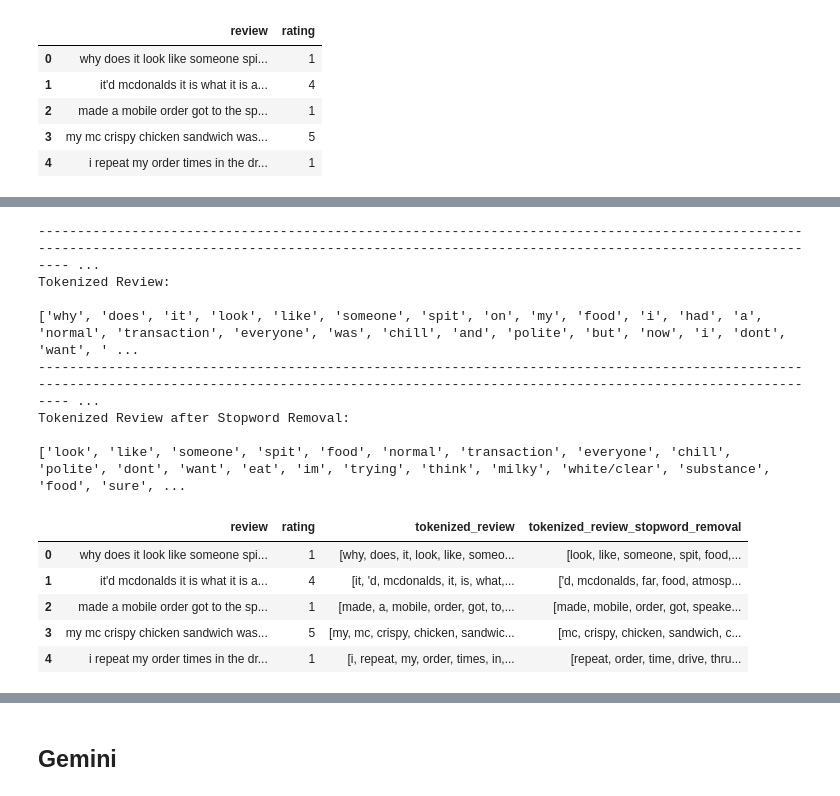
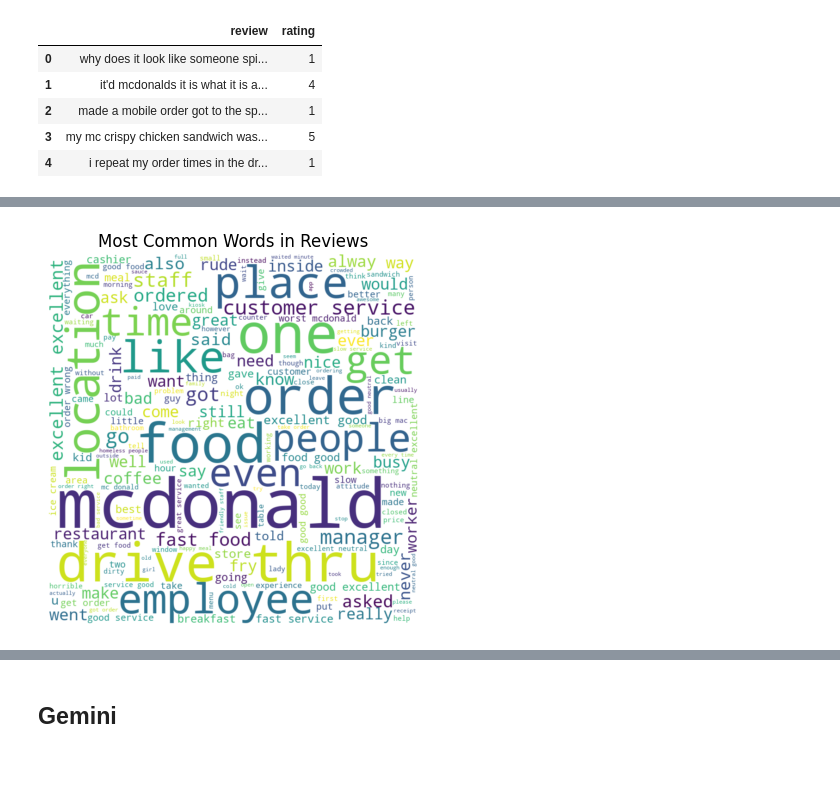
Before and after one commit to Gwme13/Business-project, a Jupyter notebook: Project.ipynb, the cells around one changed output, grey strips where cells are left out. Saved outputs shown, nothing was run; the diff lists cells and outputs as text; code cells hidden in the pictures; blank space fills up the shorter version.

```diff
--- a/Project.ipynb
+++ b/Project.ipynb
@@ -178,36 +212,4 @@ macdonalds_df.head()
-# %%
-# Apply the function to the tokenized_review column
-macdonalds_df['tokenized_review_stopword_removal'] = macdonalds_df['tokenized_review'].apply(lambda tokens: remove_stopwords(tokens))
-
-print('-' * 1000)
-print('Tokenized Review:\n')
-print(macdonalds_df['tokenized_review'][0])
-print('-' * 1000)
-print('Tokenized Review after Stopword Removal:\n')
-print(macdonalds_df['tokenized_review_stopword_removal'][0])
-# %% [output]
--------------------------------------------------------------------------------------------------------------------------------------------------------------------------------------------------------- ...
-Tokenized Review:
-
-['why', 'does', 'it', 'look', 'like', 'someone', 'spit', 'on', 'my', 'food', 'i', 'had', 'a', 'normal', 'transaction', 'everyone', 'was', 'chill', 'and', 'polite', 'but', 'now', 'i', 'dont', 'want', ' ...
--------------------------------------------------------------------------------------------------------------------------------------------------------------------------------------------------------- ...
-Tokenized Review after Stopword Removal:
-
-['look', 'like', 'someone', 'spit', 'food', 'normal', 'transaction', 'everyone', 'chill', 'polite', 'dont', 'want', 'eat', 'im', 'trying', 'think', 'milky', 'white/clear', 'substance', 'food', 'sure', ...
-# %%
-
-
-
-# Apply the function to the nouns column
-macdonalds_df['tokenized_review_stopword_removal'] =  macdonalds_df['tokenized_review_stopword_removal'].apply(lemmatize)
-# %%
-macdonalds_df.head()
-# %% [output]
-|  | review | rating | tokenized_review | tokenized_review_stopword_removal |
-| 0 | why does it look like someone spi... | 1 | [why, does, it, look, like, someo... | [look, like, someone, spit, food,... |
-| 1 | it'd mcdonalds it is what it is a... | 4 | [it, 'd, mcdonalds, it, is, what,... | ['d, mcdonalds, far, food, atmosp... |
-| 2 | made a mobile order got to the sp... | 1 | [made, a, mobile, order, got, to,... | [made, mobile, order, got, speake... |
-| 3 | my mc crispy chicken sandwich was... | 5 | [my, mc, crispy, chicken, sandwic... | [mc, crispy, chicken, sandwich, c... |
-| 4 | i repeat my order times in the dr... | 1 | [i, repeat, my, order, times, in,... | [repeat, order, time, drive, thru... |
 # %%
-all_reviews = ' '.join(macdonalds_df['tokenized_review_stopword_removal'].apply(lambda tokens: ' '.join(tokens)))
+plot_wordcloud(' '.join(macdonalds_df['tokenized_review'].apply(lambda x: ' '.join(x))))
+# %% [output]
+[figure, added]
```
Also changed, not shown: parts of 23 cells of this notebook, 2 other files.
